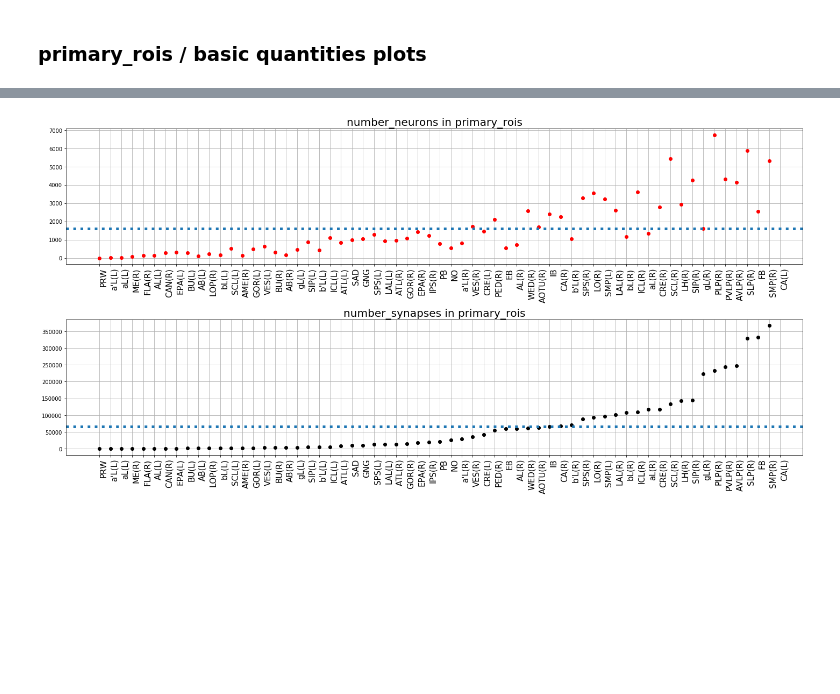
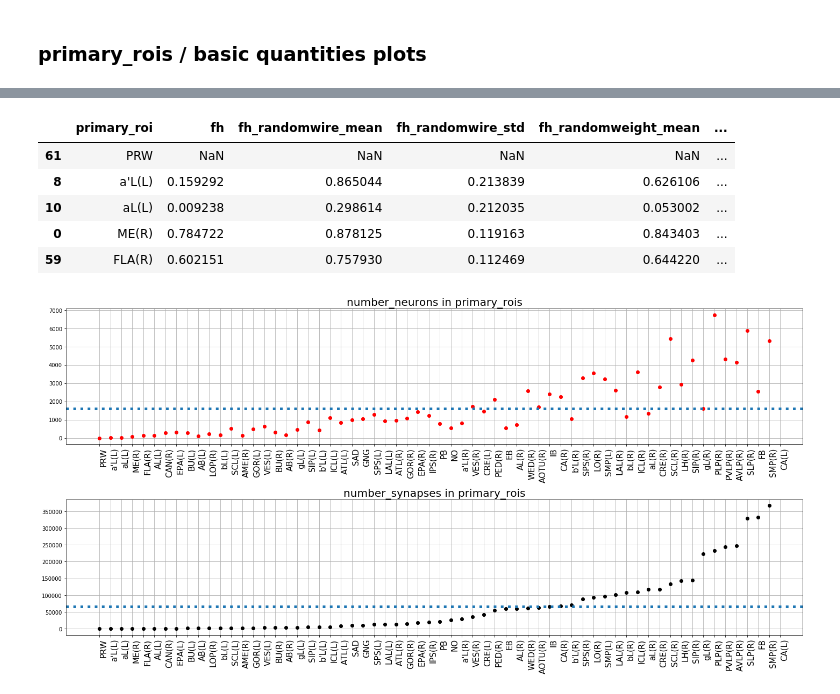
Before and after one commit to grelade/fruitfly, a Jupyter notebook: notebook.ipynb, the cells around one changed output, grey strips where cells are left out. Cells and saved outputs as stored; diff of their text form; code cells hidden in the pictures; blank space fills up the shorter version.

```diff
--- a/notebook.ipynb
+++ b/notebook.ipynb
@@ -109,3 +150,12 @@ results
+# %%
+results_fh.head()
+# %% [output]
+|  | primary_roi | fh | fh_randomwire_mean | fh_randomwire_std | fh_randomweight_mean | ... |
+| 61 | PRW | NaN | NaN | NaN | NaN | ... |
+| 8 | a'L(L) | 0.159292 | 0.865044 | 0.213839 | 0.626106 | ... |
+| 10 | aL(L) | 0.009238 | 0.298614 | 0.212035 | 0.053002 | ... |
+| 0 | ME(R) | 0.784722 | 0.878125 | 0.119163 | 0.843403 | ... |
+| 59 | FLA(R) | 0.602151 | 0.757930 | 0.112469 | 0.644220 | ... |
 # %%
 #plot basic quantities
 
```
Also changed, not shown: parts of 14 cells of this notebook, 5 other files.
